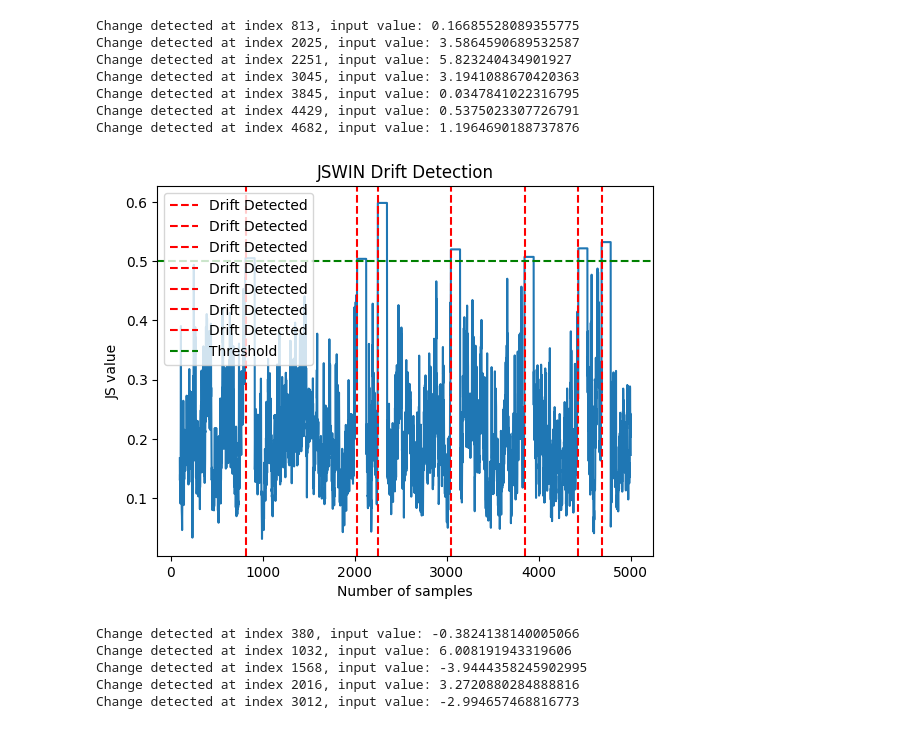
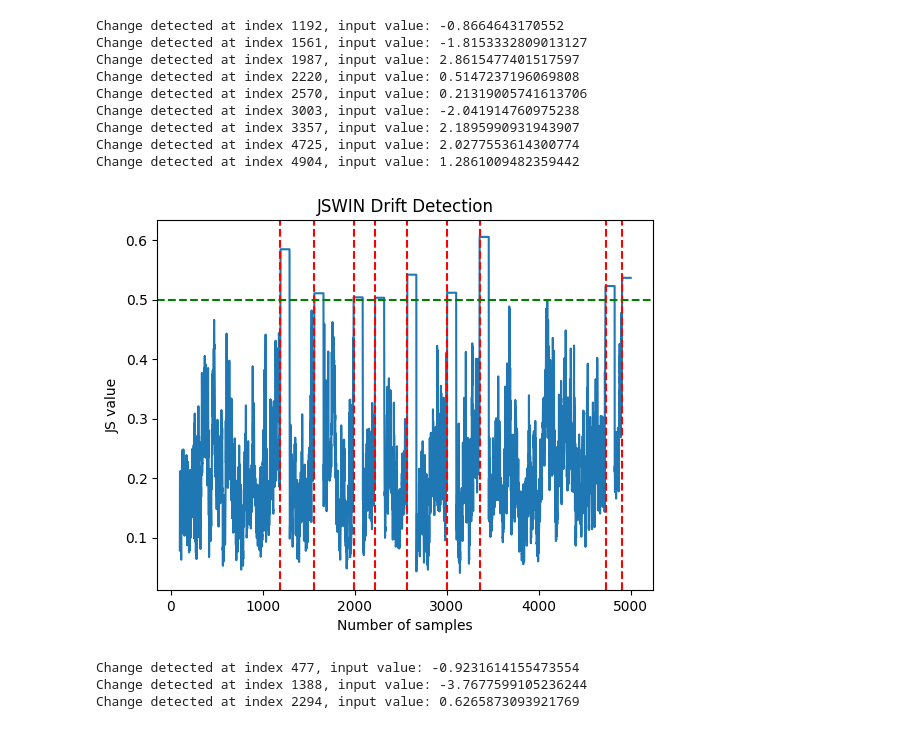
Before and after one commit to izabelatelejko/river, a Jupyter notebook: project.ipynb, the cells around one changed output. Drawn from its saved outputs; the diff is of its cells as text; code cells hidden in the pictures.

```diff
--- a/project.ipynb
+++ b/project.ipynb
@@ -7,41 +13,43 @@ import matplotlib.pyplot as plt
 # %%
 ds1 = np.random.normal(0, 1, 1000)
 ds2 = np.random.normal(1, 3, 1000)
-ds3 = np.random.normal(5, 1, 1000)
+ds3 = np.random.normal(1, 1, 1000)
 ds4 = np.random.normal(0, 2, 1000)
-ds5 = np.random.normal(0, 2, 1000)
+ds5 = np.random.normal(0.5, 4, 1000)
 data_stream = np.concatenate((ds1, ds2, ds3, ds4, ds5), axis=0)
 # %%
-klwin = drift.JSWIN(alpha=0.5, seed=42)
+jswin = drift.JSWIN(alpha=0.5, seed=42)
 tres = []
 drift_idx = []
 
 for i, val in enumerate(data_stream):
-    klwin.update(val)
-    tres.append(klwin._js_value)
-    if klwin.drift_detected:
+    jswin.update(val)
+    tres.append(jswin._js_value)
+    if jswin.drift_detected:
         print(f"Change detected at index {i}, input value: {val}")
         drift_idx.append(i)
 # %% [output]
-Change detected at index 813, input value: 0.16685528089355775
-Change detected at index 2025, input value: 3.5864590689532587
-Change detected at index 2251, input value: 5.823240434901927
-Change detected at index 3045, input value: 3.1941088670420363
-Change detected at index 3845, input value: 0.0347841022316795
-Change detected at index 4429, input value: 0.5375023307726791
-Change detected at index 4682, input value: 1.1964690188737876
+Change detected at index 1192, input value: -0.8664643170552
+Change detected at index 1561, input value: -1.8153332809013127
+Change detected at index 1987, input value: 2.8615477401517597
+Change detected at index 2220, input value: 0.5147237196069808
+Change detected at index 2570, input value: 0.21319005741613706
+Change detected at index 3003, input value: -2.041914760975238
+Change detected at index 3357, input value: 2.1895990931943907
+Change detected at index 4725, input value: 2.0277553614300774
+Change detected at index 4904, input value: 1.2861009482359442
 # %%
 plt.plot(tres)
 plt.title('JSWIN Drift Detection')
 plt.xlabel('Number of samples')
 plt.ylabel('JS value')
 for i in drift_idx:
     plt.axvline(x=i, color='r', linestyle='--', label='Drift Detected')
-plt.axhline(y=klwin.alpha, color='g', linestyle='--', label='Threshold')
-plt.legend()
+plt.axhline(y=jswin.alpha, color='g', linestyle='--', label='Threshold')
+# plt.legend()
 plt.show()
 # %% [output]
-[figure, old version]
+[figure, new version]
 # %%
 kswin = drift.KSWIN(alpha=0.001, seed=42)
 
@@ -50,8 +58,6 @@ for i, val in enumerate(data_stream):
     if kswin.drift_detected:
         print(f"Change detected at index {i}, input value: {val}")
 # %% [output]
-Change detected at index 380, input value: -0.3824138140005066
-Change detected at index 1032, input value: 6.008191943319606
-Change detected at index 1568, input value: -3.9444358245902995
-Change detected at index 2016, input value: 3.2720880284888816
-Change detected at index 3012, input value: -2.994657468816773
+Change detected at index 477, input value: -0.9231614155473554
+Change detected at index 1388, input value: -3.7677599105236244
+Change detected at index 2294, input value: 0.6265873093921769
```
Also changed, not shown: parts of 9 cells of this notebook, 1 other file.
